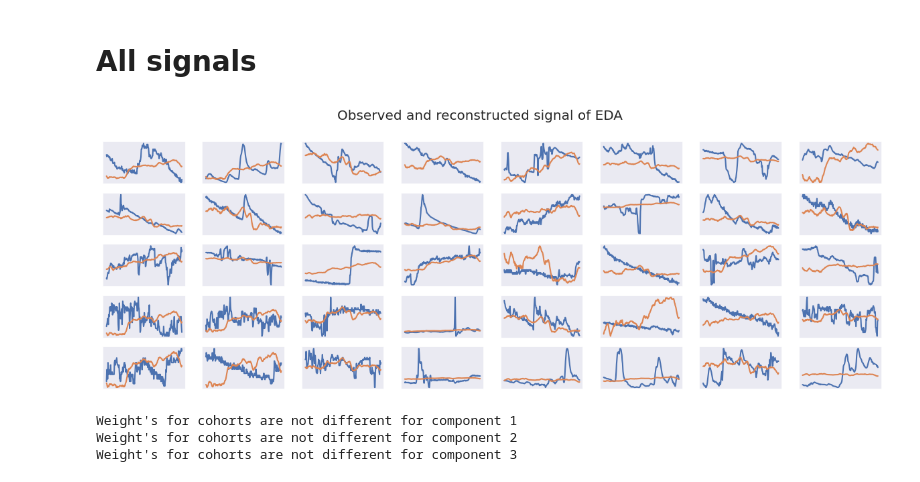
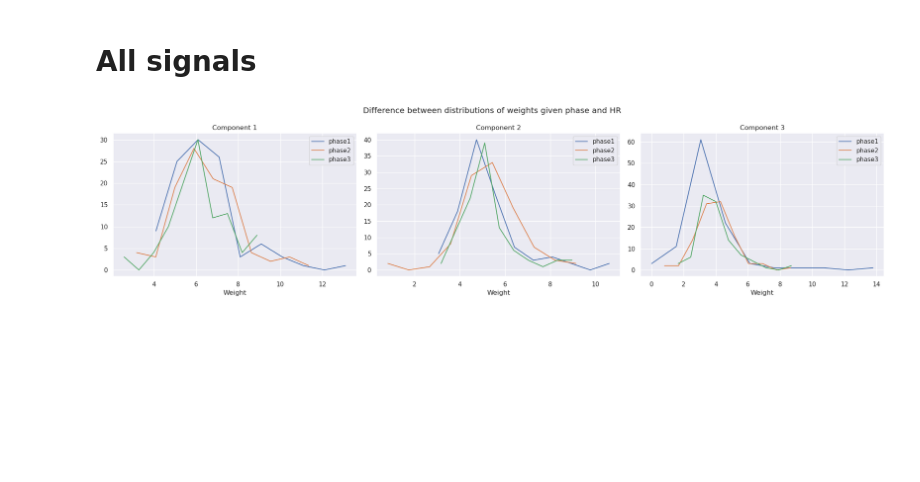
Before and after one commit to tbarcinski/02582-Computational-Data-Analysis, a Jupyter notebook: Case2/NMF.ipynb, the cells around one changed output. Drawn from its saved outputs; the diff is of its cells as text; code cells hidden in the pictures; blank space fills up the shorter version.

```diff
--- a/Case2/NMF.ipynb
+++ b/Case2/NMF.ipynb
@@ -160,8 +188,8 @@ for i in range(nrows):
         idx = i*ncols+j
         observed = X.values[idx]
         reconstructed = (W[idx, :]@H)
-        axs[i, j].plot(observed)
-        axs[i, j].plot(reconstructed)
+        axs[i, j].plot(observed[:100])
+        axs[i, j].plot(reconstructed[:100])
         axs[i, j].set_yticks([])
         axs[i, j].set_xticks([])
 
@@ -272,38 +313,48 @@ plt.show()
 # (plot wieght dist)
 # do kruskal tests
 
-def find_weights(stat, n_comp = 3, seed=100, init='random', solver='cd'):
-    normalize = True if stat=='BVP' else False
-    raw_ds, scaler = get_standardized_signals(stat, with_scaling=normalize)
+stat = 'HR'
+
+def find_weights(stat, n_comp = 3, seed=100, init='random', solver='cd', phase=None):
+    #normalize = True if stat=='BVP' else False
+    #raw_ds, scaler = get_standardized_signals(stat, with_scaling=normalize)
+    if phase is None:
+        paths = metadata['Path']
+    else:
+        paths = metadata.loc[metadata['Phase'] == phase]['Path']
+
+    raw_ds = get_standardized_signals(stat, paths = paths)
     X = raw_ds.values
-    model = NMF(n_components=n_comp, random_state=seed, init=init, solver=solver)
+    model = NMF(n_components=n_comp, random_state=seed, init=init, solver=solver, max_iter=400)
     W = model.fit_transform(X)
     H = model.components_
 
-    return (X, W, H, model, scaler)
+    return (X, W, H, model)
 
-X, W, H, model, scaler = find_weights("EDA")
+X, W, H, model = find_weights(stat, seed=42, n_comp=3)
 
 def plot_reconstruction(X, W, H, stat, scaler=None):
-    nrows = 5
+    nrows = 2
     ncols = 8
-    Xnew = scaler.inverse_transform(X) if stat=="BVP" else X
+    nshow = 100
+    Xnew = X #- 2166.87#scaler.inverse_transform(X) if stat=="BVP" else X
     fig, axs = plt.subplots(ncols = ncols, nrows=nrows)
-    fig.set_figwidth(15)
+    fig.set_figwidth(ncols*2)
+    fig.set_figheight(nrows)
     for i in range(nrows):
         for j in range(ncols):
             idx = i*ncols+j
-            observed = X[idx]
+            observed = Xnew[idx]
             reconstructed = (W[idx, :]@H)
-            axs[i, j].plot(observed[:200])
-            axs[i, j].plot(reconstructed[:200])
+            axs[i, j].plot(observed[-nshow:])
+            axs[i, j].plot(reconstructed[-nshow:])
             axs[i, j].set_yticks([])
             axs[i, j].set_xticks([])
 
     fig.suptitle(f"Observed and reconstructed signal of {stat}")
     plt.show()
 
-plot_reconstruction(X, W, H, "EDA", scaler)
+#plot_reconstruction(X, W, H, stat)
 
 def plot_components(H, stat):
     plt.figure()
@@ -313,12 +364,12 @@ def plot_components(H, stat):
     plt.legend(loc='lower right')
     plt.show()
 
-#plot_components(H, "HR")
+#plot_components(H, stat)
 
 def plot_weight_dist(W, stat):
     n_comp = W.shape[1]
     fig, axs = plt.subplots(nrows=1, ncols=n_comp)
-    fig.suptitle(f"Is there a difference between distributions of weights given phase and {stat}?")
+    fig.suptitle(f"Difference between distributions of weights given phase and {stat}")
     fig.set_figwidth(20)
     fig.set_figheight(5)
     phases = sorted(metadata['Phase'].unique())
@@ -326,16 +377,19 @@ def plot_weight_dist(W, stat):
         dists = []
         for i, phase in enumerate(phases):
             idxs = metadata['Phase'] == phase
-            dists.append(W[idxs, j])
+            hist, bin_edges = np.histogram(W[idxs, j])
+            axs[j].plot(bin_edges[:-1], hist, label=phase)
 
-        axs[j].hist(dists, label = phases)
+        #axs[j].hist(dists, label = phases)
         axs[j].set_title(f"Component {j+1}")
         axs[j].set_xlabel("Weight")
         axs[j].legend()
 
+    plt.tight_layout()
+    plt.savefig(f"figures/weight_dist_{stat}_{n_comp}comps.png")
     plt.show()
 
-#plot_weight_dist(W, "HR")
+plot_weight_dist(W, stat)
 
 def test_eq_dist(W, test_phases=True, test_resting=True, test_cohorts=True):
 
@@ -350,35 +404,32 @@ def test_eq_dist(W, test_phases=True, test_resting=True, test_cohorts=True):
     def pretty_print(pval, test_name, j):
         if pval < 0.05:
             print(f"Weight's for {test_name} are different for component {j+1}")
         else:
             print(f"Weight's for {test_name} are not different for component {j+1}")
 
 
     n_comp = W.shape[1]
     components = np.arange(n_comp)
     for j in components:
 
 
         if test_phases:
             test = test_dist("Phase")
             pretty_print(test.pvalue, "phases", j)
 
 
         if test_resting:
             dists = [W[metadata['Phase'].isin(["phase1", "phase3"]), j],
                      W[metadata['Phase']=="phase2", j]]
 
             test = kruskal(*dists)
             pretty_print(test.pvalue, "resting", j)
 
         if test_cohorts:
             test = test_dist("Cohort")
             pretty_print(test.pvalue, "cohorts", j)
 
 
-test_eq_dist(W, test_phases=False, test_resting=False)
+#test_eq_dist(W, test_phases=False, test_resting=False)
 # %% [output]
-[figure, old version]
+[figure, new version]
-Weight's for cohorts are not different for component 1
-Weight's for cohorts are not different for component 2
-Weight's for cohorts are not different for component 3
```
Also changed, not shown: parts of 12 cells of this notebook.
